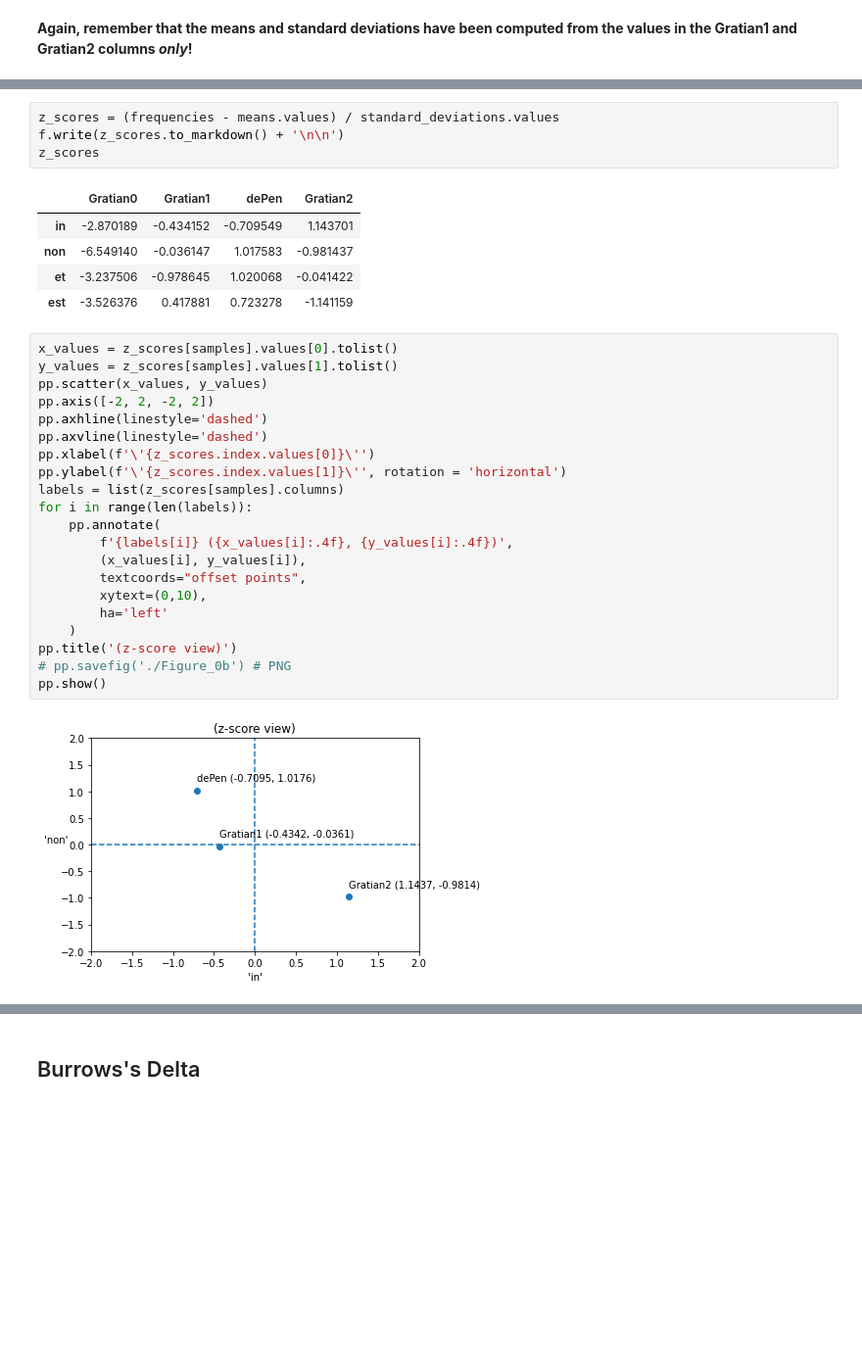
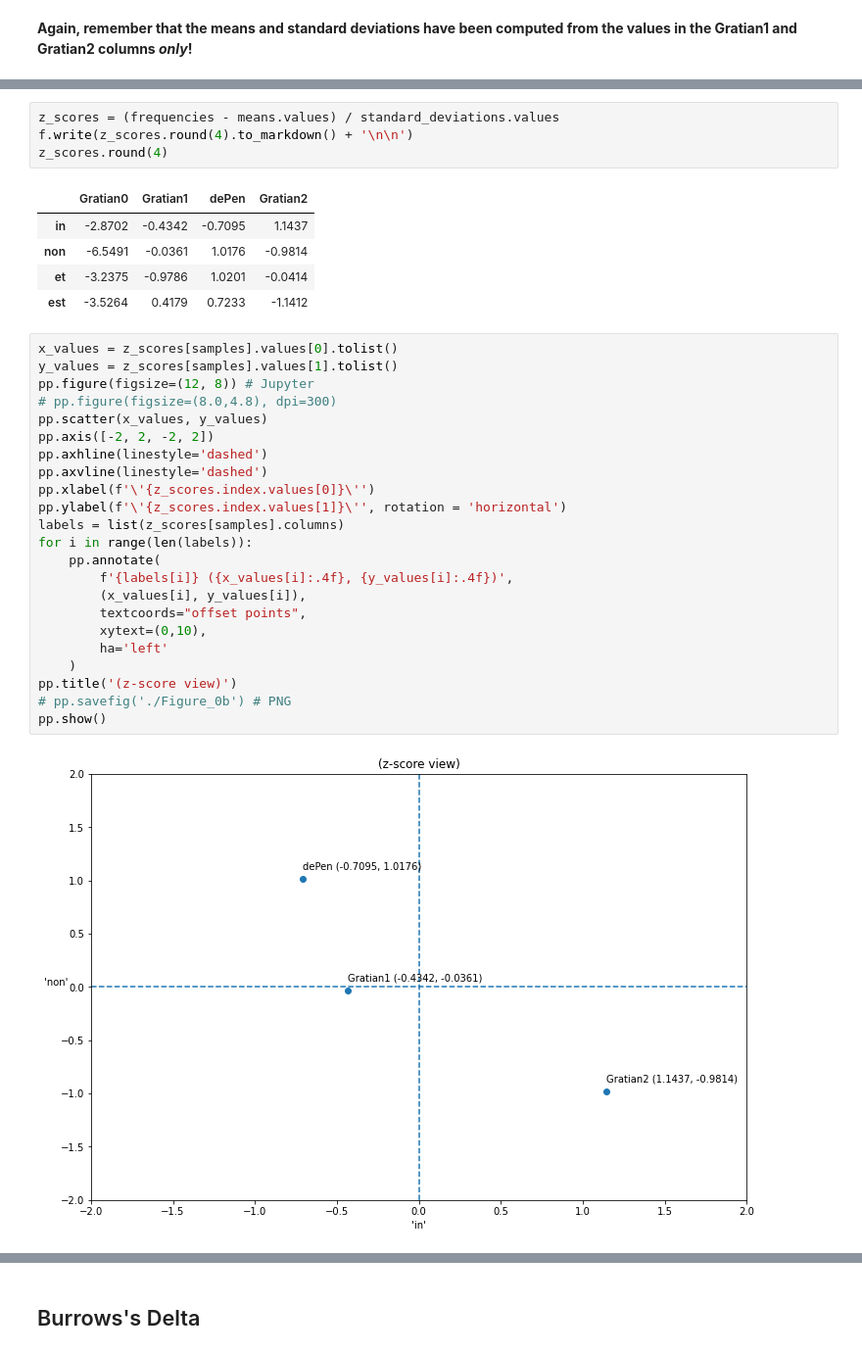
Before and after one commit to decretist/Delta, a Jupyter notebook: notebook/Chapter4.ipynb, the cells around one changed output, grey strips where cells are left out. Shown at 98% size. Drawn from its saved outputs; the diff is of its cells as text; blank space fills up the shorter version.

```diff
--- a/notebook/Chapter4.ipynb
+++ b/notebook/Chapter4.ipynb
@@ -262,33 +268,35 @@ of z) away from the mean (represented by the dashed lines).
 # %%
 z_scores = (frequencies - means.values) / standard_deviations.values
-f.write(z_scores.to_markdown() + '\n\n')
-z_scores
+f.write(z_scores.round(4).to_markdown() + '\n\n')
+z_scores.round(4)
 # %% [output]
 |  | Gratian0 | Gratian1 | dePen | Gratian2 |
-| in | -2.870189 | -0.434152 | -0.709549 | 1.143701 |
-| non | -6.549140 | -0.036147 | 1.017583 | -0.981437 |
-| et | -3.237506 | -0.978645 | 1.020068 | -0.041422 |
-| est | -3.526376 | 0.417881 | 0.723278 | -1.141159 |
+| in | -2.8702 | -0.4342 | -0.7095 | 1.1437 |
+| non | -6.5491 | -0.0361 | 1.0176 | -0.9814 |
+| et | -3.2375 | -0.9786 | 1.0201 | -0.0414 |
+| est | -3.5264 | 0.4179 | 0.7233 | -1.1412 |
 # %%
 x_values = z_scores[samples].values[0].tolist()
 y_values = z_scores[samples].values[1].tolist()
+pp.figure(figsize=(12, 8)) # Jupyter
+# pp.figure(figsize=(8.0,4.8), dpi=300)
 pp.scatter(x_values, y_values)
 pp.axis([-2, 2, -2, 2])
 pp.axhline(linestyle='dashed')
 pp.axvline(linestyle='dashed')
 pp.xlabel(f'\'{z_scores.index.values[0]}\'')
 pp.ylabel(f'\'{z_scores.index.values[1]}\'', rotation = 'horizontal')
 labels = list(z_scores[samples].columns)
 for i in range(len(labels)):
     pp.annotate(
         f'{labels[i]} ({x_values[i]:.4f}, {y_values[i]:.4f})',
         (x_values[i], y_values[i]),
         textcoords="offset points",
         xytext=(0,10),
         ha='left'
     )
 pp.title('(z-score view)')
 # pp.savefig('./Figure_0b') # PNG
 pp.show()
 # %% [output]
-[figure, old version]
+[figure, new version]
```
Also changed, not shown: parts of 10 cells of this notebook.
